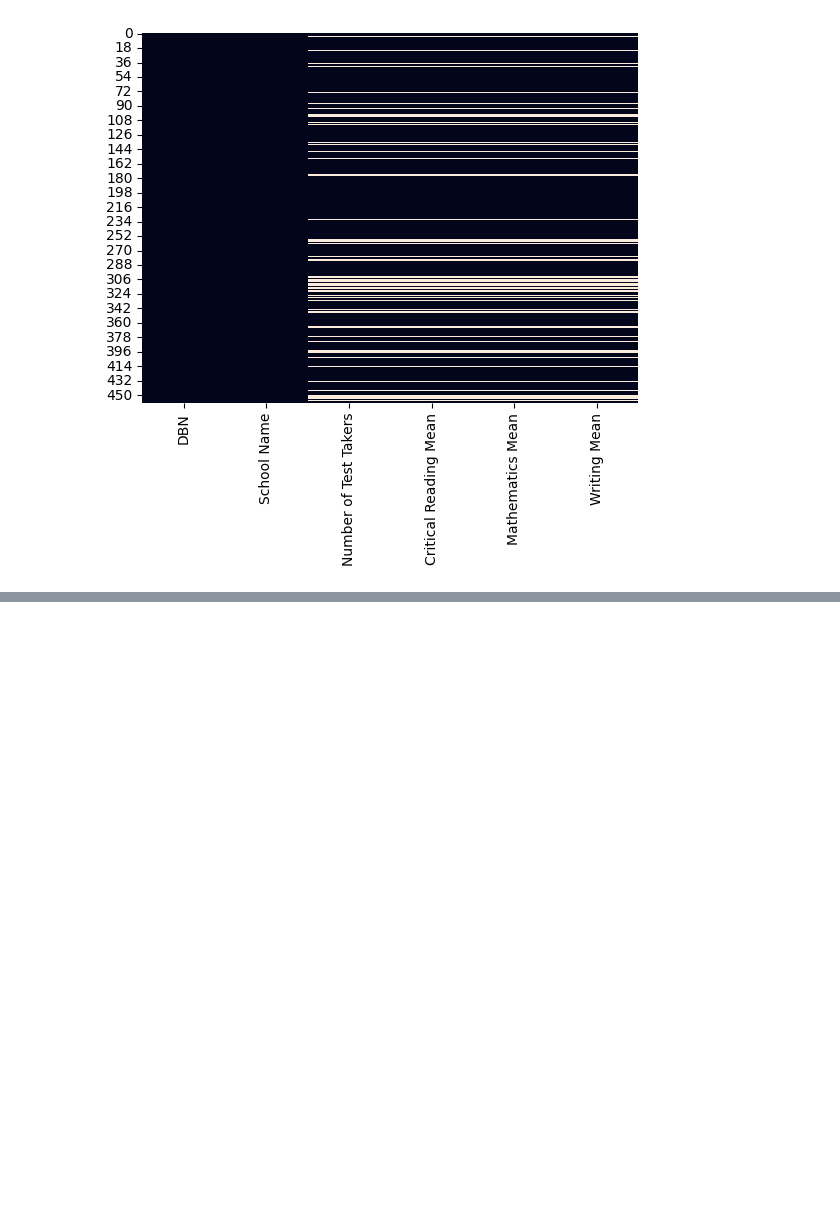
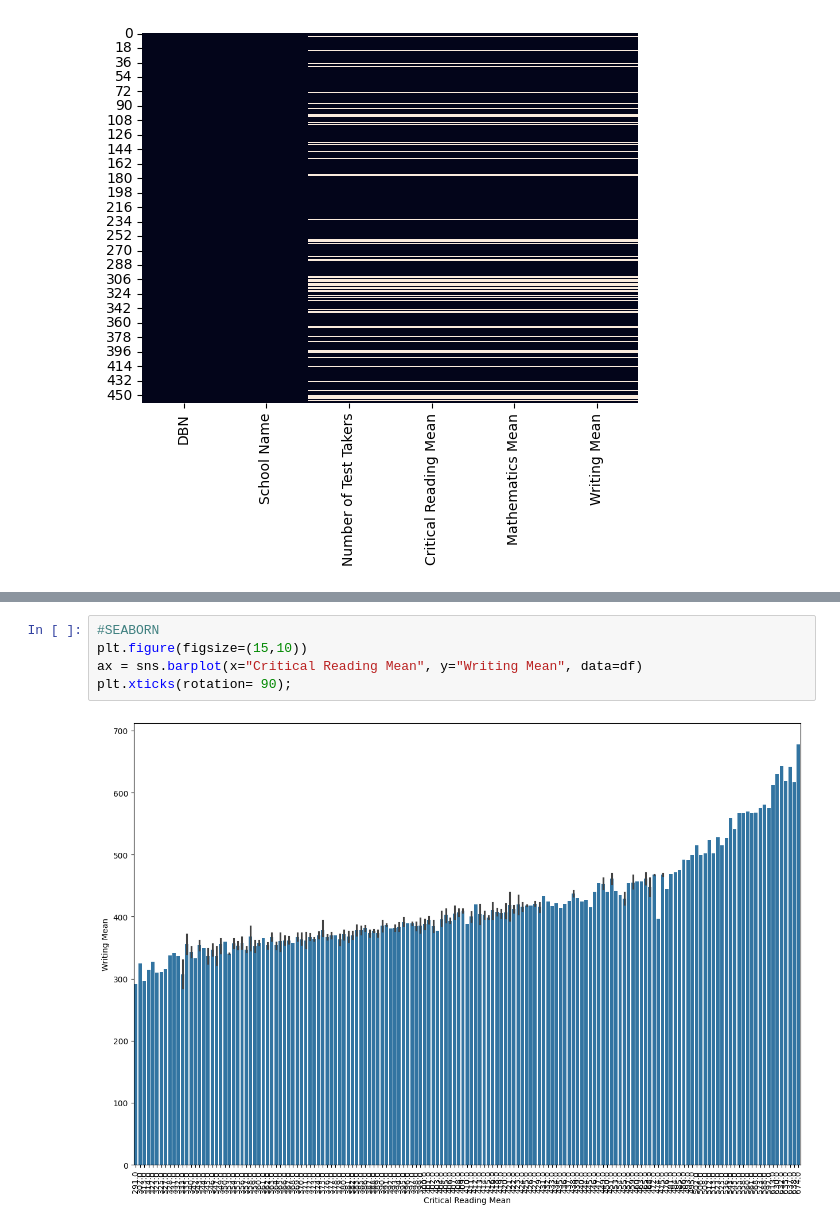
Before and after one commit to basakozgurr/basakozgurr, a Jupyter notebook: college_exam_results_sat.ipynb, the cells around one changed output, grey strips where cells are left out. Drawn from its saved outputs; the diff is of its cells as text; blank space fills up the shorter version.

```diff
--- a/college_exam_results_sat.ipynb
+++ b/college_exam_results_sat.ipynb
@@ -65,0 +213,7 @@ sns.heatmap(df.isnull(),cbar=False)           #verilerdeki boşlukları görsell
+# %%
+#SEABORN
+plt.figure(figsize=(15,10))
+ax = sns.barplot(x="Critical Reading Mean", y="Writing Mean", data=df)
+plt.xticks(rotation= 90);
+# %% [output]
+[figure, added]
```
Also changed, not shown: parts of 23 cells of this notebook.
